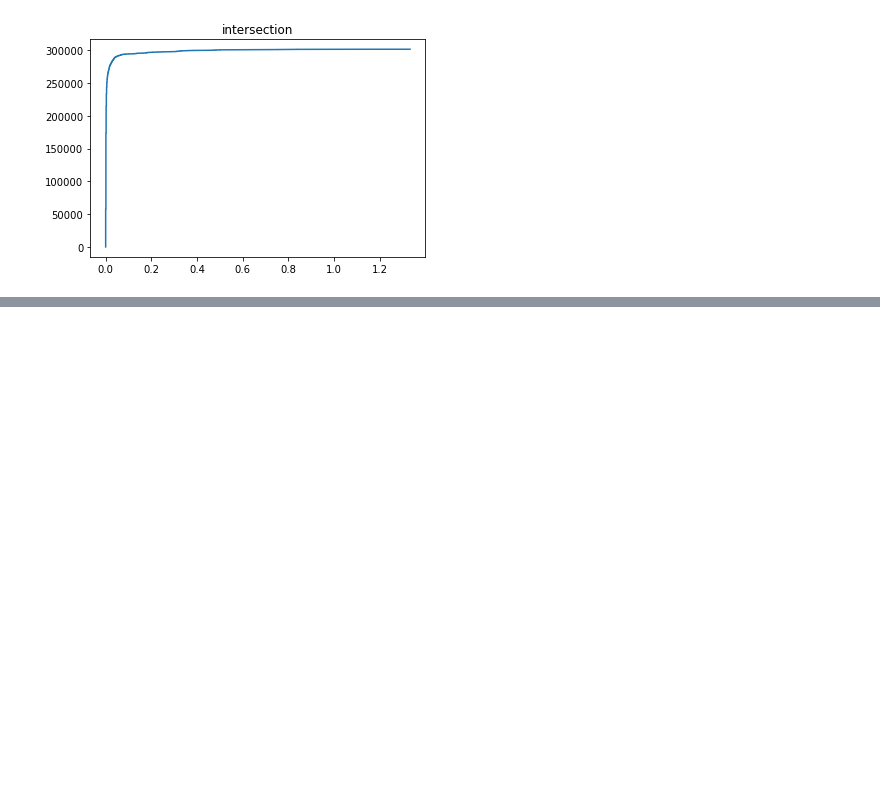
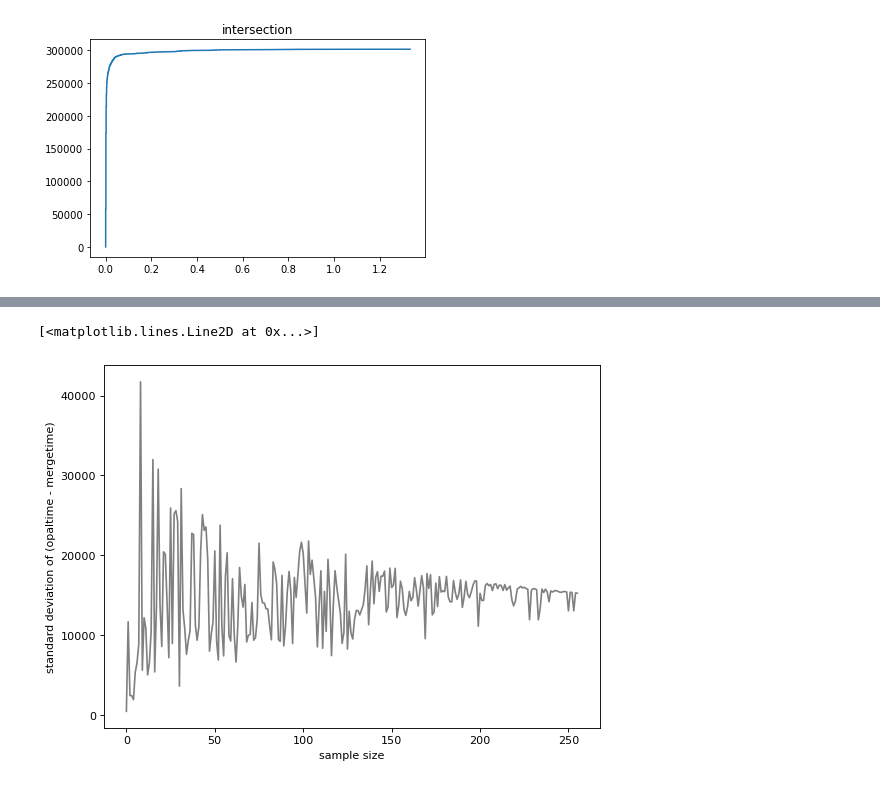
Before and after one commit to ashkboos/LightWeightCGs, a Jupyter notebook: stats.ipynb, the cells around one changed output, grey strips where cells are left out. Cells and saved outputs as stored; diff of their text form; code cells hidden in the pictures; blank space fills up the shorter version.

```diff
--- a/stats.ipynb
+++ b/stats.ipynb
@@ -226,0 +348,8 @@ cumulative_curve(accuracy, 'intersection')
+# %%
+sample_sizes= list(range(2, 258))
+means = {}
+stds = []
+for size in sample_sizes:
+    mean = int(diff.sample(n=size).mean())
+    stds.append(int(diff.sample(n=size).std()))
+    means[size] = mean
@@ -226,0 +373,13 @@ cumulative_curve(accuracy, 'intersection')
+# %%
+plt.figure(figsize=(8, 6), dpi=80)
+# axis labeling
+plt.xlabel('sample size')
+plt.ylabel('standard deviation of (opaltime - mergetime)')
+
+# figure name
+plt.title('')
+
+plt.plot(stds, 'grey')
+# %% [output]
+[<matplotlib.lines.Line2D at 0x...>]
+[figure, added]
```
Also changed, not shown: parts of 23 cells of this notebook, 19 other files.
